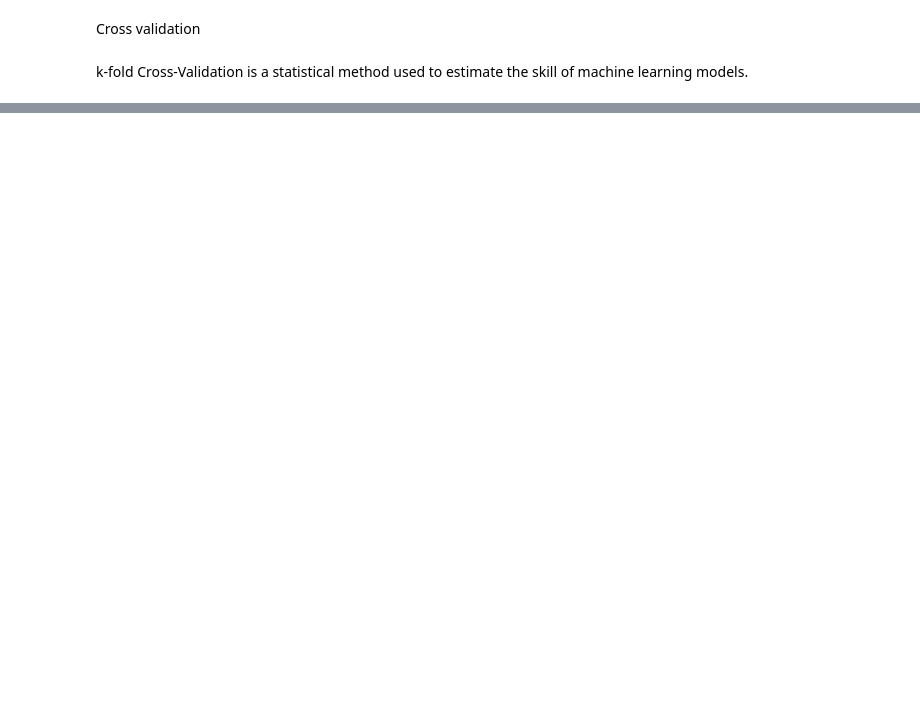
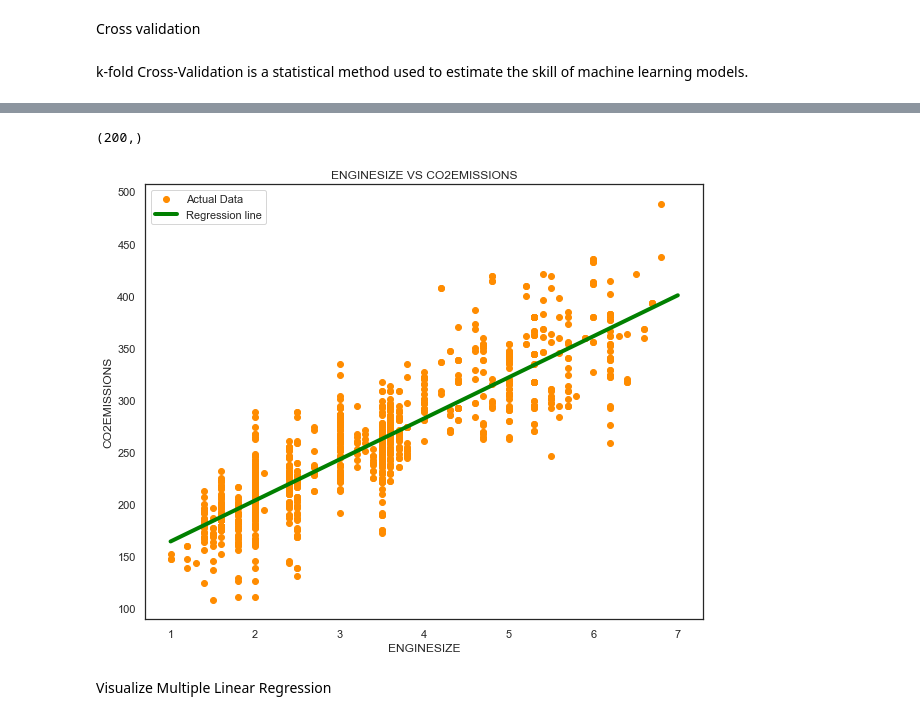
Before and after one commit to Rasel-25/Python, a Jupyter notebook: Project/Linear_Regression.ipynb, the cells around one changed output, grey strips where cells are left out. Cells and saved outputs as stored; diff of their text form; code cells hidden in the pictures; blank space fills up the shorter version.

Commit message:
Linear

```diff
--- a/Project/Linear_Regression.ipynb
+++ b/Project/Linear_Regression.ipynb
@@ -228,7 +230,8 @@ Cross validation
 # %% [markdown]
  k-fold Cross-Validation is a statistical method used to estimate the skill of machine learning models.
 # %%
-features=data.drop(columns=['CO2EMISSIONS'])
+features=data.drop(columns=['CO2EMISSIONS','FUELCONSUMPTION_CITY',
+       'FUELCONSUMPTION_HWY'])
 features
 # %%
 target=data[['CO2EMISSIONS']]
@@ -255,0 +290,3 @@ folds =KFold(random_state=2)# this give us index of training and testing dataset
+# %%
+Model_2=LinearRegression()
+Model_2.fit(features[['ENGINESIZE']], target)
@@ -256,3 +295,27 @@ folds =KFold(random_state=2)# this give us index of training and testing dataset
+# %%
+dummy_feature=np.linspace(1,7,200).reshape(-1,1) # reshape(-1,1) converting 1D to 2D array
+dummy_feature
+ypred=Model_2.predict(dummy_feature)
+ypred
+# %%
+ypred.ravel()# ravel() converting 2D to 1D array
+# %% [output]
+(200,)
+# %%
+ypred=Model_2.predict(dummy_feature)
+# %%
+plt.figure(figsize=(10,8))
+plt.scatter(features[['ENGINESIZE']],target, label='Actual Data',color='darkorange')
+plt.plot(dummy_feature.ravel(), ypred.ravel(), label='Regression line',color='green',linewidth=4)
+plt.xlabel('ENGINESIZE')
+plt.ylabel('CO2EMISSIONS')
+plt.title('ENGINESIZE VS CO2EMISSIONS')
+plt.legend()
+plt.show()
+# %% [output]
+[figure, added]
+# %% [markdown]
+Visualize Multiple Linear Regression
 # %%
 data.columns
 # %%
```
Also changed, not shown: parts of 14 cells of this notebook, 1 other file.
